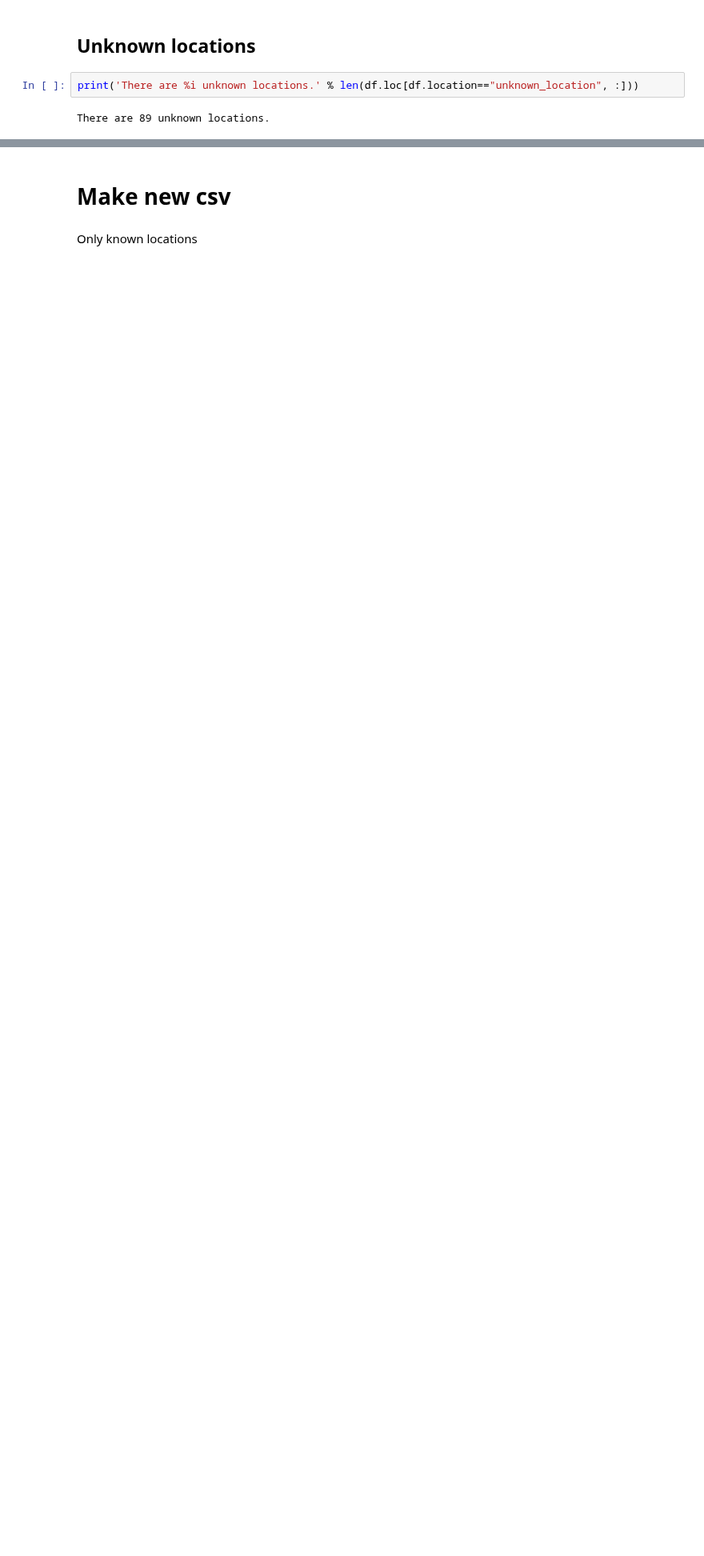
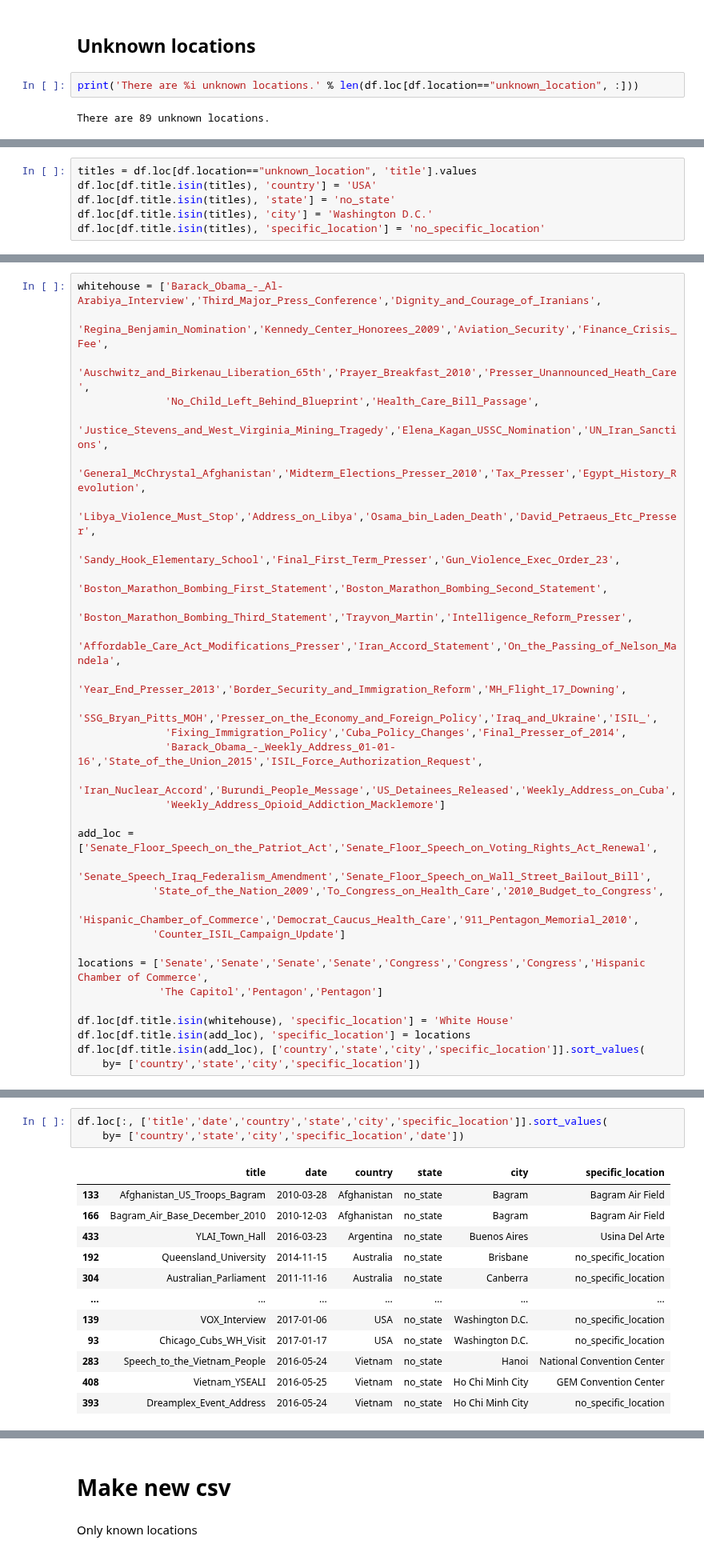
Before and after one commit to jfsalcedo10/mda-kuwait, a Jupyter notebook: notebooks/clean-up-speeches-csv.ipynb, the cells around one changed output, grey strips where cells are left out. Shown at 80% size. Saved outputs shown, nothing was run; the diff lists cells and outputs as text; blank space fills up the shorter version.

Commit message:
finished cleaning up locations and dates

```diff
--- a/notebooks/clean-up-speeches-csv.ipynb
+++ b/notebooks/clean-up-speeches-csv.ipynb
@@ -652,0 +670,6 @@ There are 89 unknown locations.
+# %%
+titles = df.loc[df.location=="unknown_location", 'title'].values
+df.loc[df.title.isin(titles), 'country'] = 'USA'
+df.loc[df.title.isin(titles), 'state'] = 'no_state'
+df.loc[df.title.isin(titles), 'city'] = 'Washington D.C.'
+df.loc[df.title.isin(titles), 'specific_location'] = 'no_specific_location'
@@ -652,0 +733,32 @@ There are 89 unknown locations.
+# %%
+whitehouse = ['Barack_Obama_-_Al-Arabiya_Interview','Third_Major_Press_Conference','Dignity_and_Courage_of_Iranians',
+              'Regina_Benjamin_Nomination','Kennedy_Center_Honorees_2009','Aviation_Security','Finance_Crisis_Fee',
+              'Auschwitz_and_Birkenau_Liberation_65th','Prayer_Breakfast_2010','Presser_Unannounced_Heath_Care',
+              'No_Child_Left_Behind_Blueprint','Health_Care_Bill_Passage',
+              'Justice_Stevens_and_West_Virginia_Mining_Tragedy','Elena_Kagan_USSC_Nomination','UN_Iran_Sanctions',
+              'General_McChrystal_Afghanistan','Midterm_Elections_Presser_2010','Tax_Presser','Egypt_History_Revolution',
+              'Libya_Violence_Must_Stop','Address_on_Libya','Osama_bin_Laden_Death','David_Petraeus_Etc_Presser',
+              'Sandy_Hook_Elementary_School','Final_First_Term_Presser','Gun_Violence_Exec_Order_23',
+              'Boston_Marathon_Bombing_First_Statement','Boston_Marathon_Bombing_Second_Statement',
+              'Boston_Marathon_Bombing_Third_Statement','Trayvon_Martin','Intelligence_Reform_Presser',
+              'Affordable_Care_Act_Modifications_Presser','Iran_Accord_Statement','On_the_Passing_of_Nelson_Mandela',
+              'Year_End_Presser_2013','Border_Security_and_Immigration_Reform','MH_Flight_17_Downing',
+              'SSG_Bryan_Pitts_MOH','Presser_on_the_Economy_and_Foreign_Policy','Iraq_and_Ukraine','ISIL_',
+              'Fixing_Immigration_Policy','Cuba_Policy_Changes','Final_Presser_of_2014',
+              'Barack_Obama_-_Weekly_Address_01-01-16','State_of_the_Union_2015','ISIL_Force_Authorization_Request',
+              'Iran_Nuclear_Accord','Burundi_People_Message','US_Detainees_Released','Weekly_Address_on_Cuba',
+              'Weekly_Address_Opioid_Addiction_Macklemore']
+
+add_loc = ['Senate_Floor_Speech_on_the_Patriot_Act','Senate_Floor_Speech_on_Voting_Rights_Act_Renewal',
+            'Senate_Speech_Iraq_Federalism_Amendment','Senate_Floor_Speech_on_Wall_Street_Bailout_Bill',
+            'State_of_the_Nation_2009','To_Congress_on_Health_Care','2010_Budget_to_Congress',
+            'Hispanic_Chamber_of_Commerce','Democrat_Caucus_Health_Care','911_Pentagon_Memorial_2010',
+            'Counter_ISIL_Campaign_Update']
+
+locations = ['Senate','Senate','Senate','Senate','Congress','Congress','Congress','Hispanic Chamber of Commerce',
+             'The Capitol','Pentagon','Pentagon']
+
+df.loc[df.title.isin(whitehouse), 'specific_location'] = 'White House'
+df.loc[df.title.isin(add_loc), 'specific_location'] = locations
+df.loc[df.title.isin(add_loc), ['country','state','city','specific_location']].sort_values(
+    by= ['country','state','city','specific_location'])
@@ -652,0 +799,16 @@ There are 89 unknown locations.
+# %%
+df.loc[:, ['title','date','country','state','city','specific_location']].sort_values(
+    by= ['country','state','city','specific_location','date'])
+# %% [output]
+|  | title | date | country | state | city | specific_location |
+| 133 | Afghanistan_US_Troops_Bagram | 2010-03-28 | Afghanistan | no_state | Bagram | Bagram Air Field |
+| 166 | Bagram_Air_Base_December_2010 | 2010-12-03 | Afghanistan | no_state | Bagram | Bagram Air Field |
+| 433 | YLAI_Town_Hall | 2016-03-23 | Argentina | no_state | Buenos Aires | Usina Del Arte |
+| 192 | Queensland_University | 2014-11-15 | Australia | no_state | Brisbane | no_specific_location |
+| 304 | Australian_Parliament | 2011-11-16 | Australia | no_state | Canberra | no_specific_location |
+| ... | ... | ... | ... | ... | ... | ... |
+| 139 | VOX_Interview | 2017-01-06 | USA | no_state | Washington D.C. | no_specific_location |
+| 93 | Chicago_Cubs_WH_Visit | 2017-01-17 | USA | no_state | Washington D.C. | no_specific_location |
+| 283 | Speech_to_the_Vietnam_People | 2016-05-24 | Vietnam | no_state | Hanoi | National Convention Center |
+| 408 | Vietnam_YSEALI | 2016-05-25 | Vietnam | no_state | Ho Chi Minh City | GEM Convention Center |
+| 393 | Dreamplex_Event_Address | 2016-05-24 | Vietnam | no_state | Ho Chi Minh City | no_specific_location |
```
Also changed, not shown: parts of 17 cells of this notebook, 1 other file.
